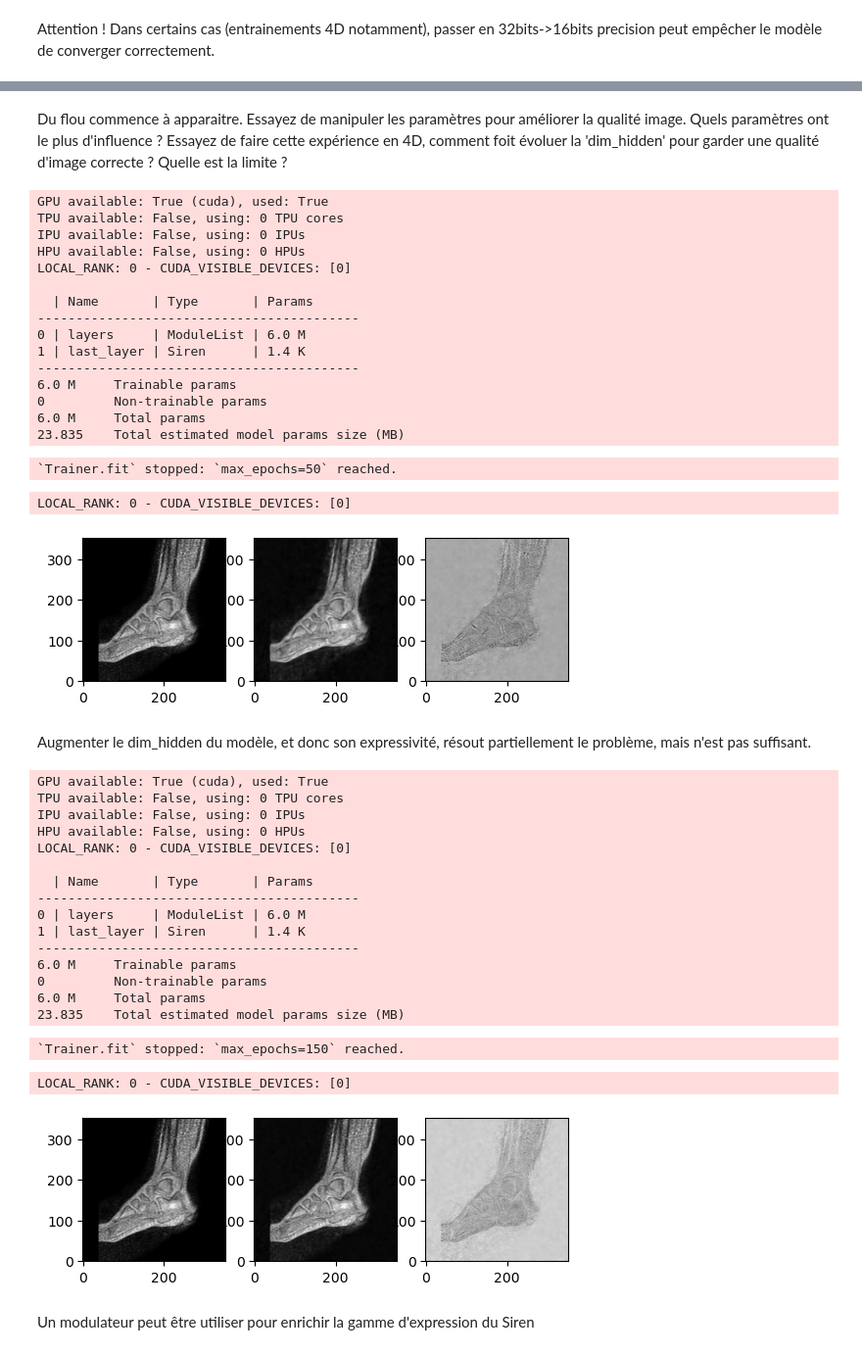
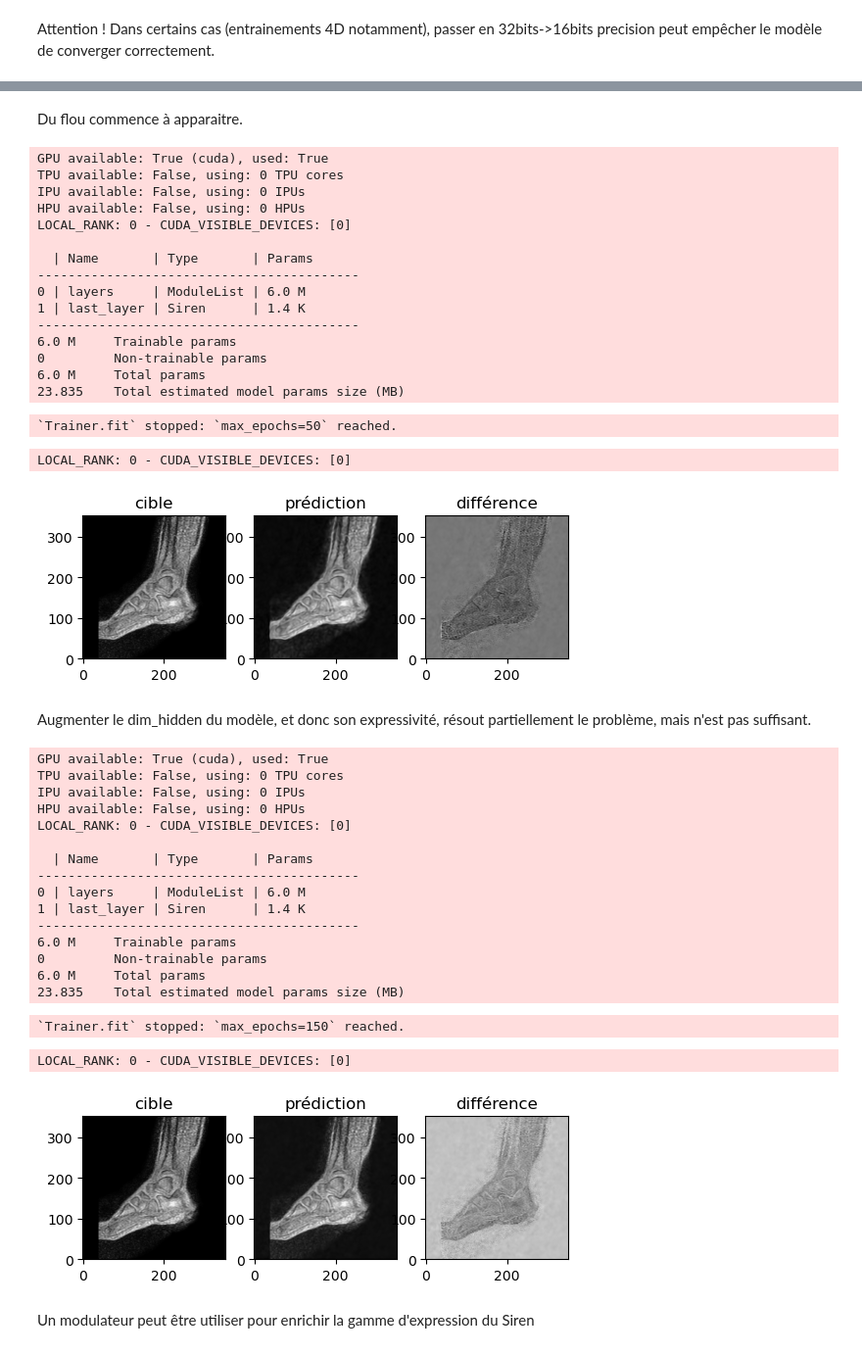
Before and after one commit to Benjamin-Fouquet/mri_interpolation, a Jupyter notebook: ReprésentationsImplicites.ipynb, the cells around one changed output, grey strips where cells are left out. Shown at 98% size. Drawn from its saved outputs; the diff is of its cells as text; code cells hidden in the pictures.

```diff
--- a/ReprésentationsImplicites.ipynb
+++ b/ReprésentationsImplicites.ipynb
@@ -50,12 +43,12 @@ dim_in = len(data.shape)
 
 #On tensorise nos données puis on normalise entre -1 et 1
 Y = torch.FloatTensor(data).reshape(-1, 1)
-Y = Y / Y.max() * 2 - 1
+Y = Y / Y.max()
 
 #Creation de la grille de coordonnées en points d'entrée
 axes = []
 for s in image_shape:
-    axes.append(torch.linspace(-1, 1, s))
+    axes.append(torch.linspace(0, 1, s))
 
 mgrid = torch.stack(torch.meshgrid(*axes, indexing='ij'), dim=-1)
 
@@ -495,7 +732,5 @@ LOCAL_RANK: 0 - CUDA_VISIBLE_DEVICES: [0]
-# %% [markdown]
-Du flou commence à apparaitre.
-Essayez de manipuler les paramètres pour améliorer la qualité image. Quels paramètres ont le plus d'influence ?
-Essayez de faire cette expérience en 4D, comment foit évoluer la 'dim_hidden' pour garder une qualité d'image correcte ? Quelle est la limite ?
+# %% [markdown]
+Du flou commence à apparaitre.
 # %%
 model = SirenNet(dim_in=dim_in,
                  dim_hidden=dim_hidden * 4)
@@ -516,14 +751,17 @@ im = np.array(im, dtype=np.float32)
 im = im[..., 7]
 
 gt = data[..., 7]
-gt = gt /gt.max() * 2 - 1
+gt = gt / gt.max() * 2 - 1
 
 diff = im - gt
 
 fig, axes = plt.subplots(1, 3)
 
+axes[0].title.set_text('cible')
 axes[0].imshow(gt.T, origin='lower', cmap='gray')
+axes[1].title.set_text('prédiction')
 axes[1].imshow(im.T, origin='lower', cmap='gray')
+axes[2].title.set_text('différence')
 axes[2].imshow(diff.T, origin='lower', cmap='gray')
 
 plt.show()
@@ -545,25 +783,22 @@ LOCAL_RANK: 0 - CUDA_VISIBLE_DEVICES: [0]
 23.835    Total estimated model params size (MB)
 `Trainer.fit` stopped: `max_epochs=50` reached.
 LOCAL_RANK: 0 - CUDA_VISIBLE_DEVICES: [0]
-[figure, old version]
+[figure, new version]
 # %% [markdown]
 Augmenter le dim_hidden du modèle, et donc son expressivité, résout partiellement le problème, mais n'est pas suffisant.
 # %%
 '''
-Refaisons la même expérience en intégrant la dimension temporelle TODO: just adjust batch size if you want
+Attention, expérience dure ~30minutes....
 '''
+batch_size = 30000 * 3
+epochs = 50 * 3 #On garde le même nombre de descentes de gradient
 
-batch_size = 30000 * 3
-epochs = 50 * 3 #same number of gradient steps
-
-#On augmente la dimension de l'image
 mri_image = nib.load(image_path)
 
 data = mri_image.get_fdata(dtype=np.float32)
 data = data[:,:,3,:] #largeur, hauteur, nombre de slices, nombre de frames
 image_shape = data.shape
 dim_in = len(data.shape)
-#data.transpose()
 
 Y = torch.FloatTensor(data).reshape(-1, 1)
 Y = Y / Y.max() * 2 -1
@@ -605,34 +840,37 @@ im = im[..., 7]
 gt = data[..., 7]
 gt = gt /gt.max() * 2 - 1
 
 diff = im - gt
 
 fig, axes = plt.subplots(1, 3)
 
+axes[0].title.set_text('cible')
 axes[0].imshow(gt.T, origin='lower', cmap='gray')
+axes[1].title.set_text('prédiction')
 axes[1].imshow(im.T, origin='lower', cmap='gray')
+axes[2].title.set_text('différence')
 axes[2].imshow(diff.T, origin='lower', cmap='gray')
 
 plt.show()
 # %% [output]
 GPU available: True (cuda), used: True
 TPU available: False, using: 0 TPU cores
 IPU available: False, using: 0 IPUs
 HPU available: False, using: 0 HPUs
 LOCAL_RANK: 0 - CUDA_VISIBLE_DEVICES: [0]
 
   | Name       | Type       | Params
 ------------------------------------------
 0 | layers     | ModuleList | 6.0 M
 1 | last_layer | Siren      | 1.4 K
 ------------------------------------------
 6.0 M     Trainable params
 0         Non-trainable params
 6.0 M     Total params
 23.835    Total estimated model params size (MB)
 `Trainer.fit` stopped: `max_epochs=150` reached.
 LOCAL_RANK: 0 - CUDA_VISIBLE_DEVICES: [0]
-[figure, old version]
+[figure, new version]
 # %% [markdown]
 Un modulateur peut être utiliser pour enrichir la gamme d'expression du Siren
 # %%
```
Also changed, not shown: parts of 55 cells of this notebook.
